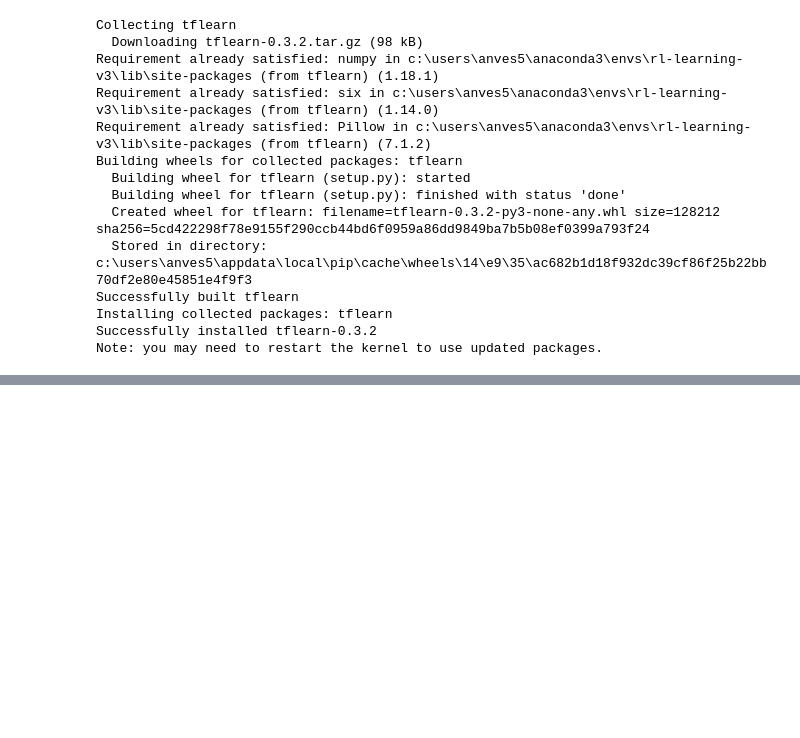
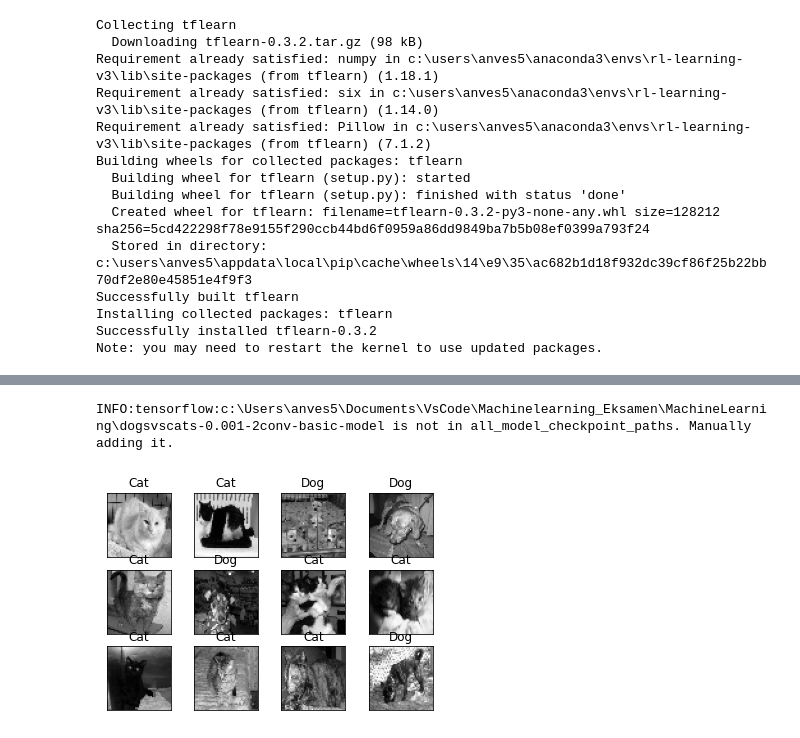
Before and after one commit to ande967e/MachineLearning, a Jupyter notebook: NeuralNetwork.ipynb, the cells around one changed output, grey strips where cells are left out. Drawn from its saved outputs; the diff is of its cells as text; code cells hidden in the pictures; blank space fills up the shorter version.

```diff
--- a/NeuralNetwork.ipynb
+++ b/NeuralNetwork.ipynb
@@ -89,6 +97,12 @@ convnet = max_pool_2d(convnet, 5)
 convnet = conv_2d(convnet, 64, 5, activation='relu')
 convnet = max_pool_2d(convnet, 5)
 
+convnet = conv_2d(convnet, 128, 5, activation='relu')
+convnet = max_pool_2d(convnet, 5)
+
+convnet = conv_2d(convnet, 64, 5, activation='relu')
+convnet = max_pool_2d(convnet, 5)
+
 convnet = fully_connected(convnet, 1024, activation='relu')
 convnet = dropout(convnet, 0.8)
 
@@ -97,8 +111,9 @@ convnet = regression(convnet, optimizer='adam', learning_rate=LR, loss='categori
 
 model = tflearn.DNN(convnet, tensorboard_dir='log')
 
+
 # We load the model if we have one saved. Instead of creating a new one every time.
-if os.path.exists('{}.meta'.format(MODEL_NAME)):
+if os.path.exists('c:/Users/anves5/Documents/VsCode/Machinelearning_Eksamen/MachineLearning/'.format(MODEL_NAME)):
     model.load(MODEL_NAME)
     print('model loaded!')
 
@@ -131,0 +139,38 @@ Original stack trace for 'target/Y':
+# %%
+# replace in the previous cell the path with the path created by the following save function
+model.save(MODEL_NAME)
+# %% [output]
+INFO:tensorflow:c:\Users\anves5\Documents\VsCode\Machinelearning_Eksamen\MachineLearning\dogsvscats-0.001-2conv-basic-model is not in all_model_checkpoint_paths. Manually adding it.
+# %%
+# preparing to visually inspect our neural network
+import matplotlib.pyplot as plt
+
+# if you need to create the data:
+#test_data = process_test_data()
+# if you already have some saved:
+test_data = np.load('testing_data.npy', allow_pickle=True)
+
+fig=plt.figure()
+
+for num,data in enumerate(test_data[:12]):
+    # cat: [1,0]
+    # dog: [0,1]
+
+    img_num = data[1]
+    img_data = data[0]
+
+    y = fig.add_subplot(3,4,num+1)
+    orig = img_data
+    data = img_data.reshape(IMG_SIZE,IMG_SIZE,1)
+    model_out = model.predict([data])[0]
+
+    if np.argmax(model_out) == 1: str_label='Dog'
+    else: str_label='Cat'
+
+    y.imshow(orig,cmap='gray')
+    plt.title(str_label)
+    y.axes.get_xaxis().set_visible(False)
+    y.axes.get_yaxis().set_visible(False)
+plt.show()
+# %% [output]
+[figure, added]
```
Also changed, not shown: parts of 3 cells of this notebook, 13 other files.
